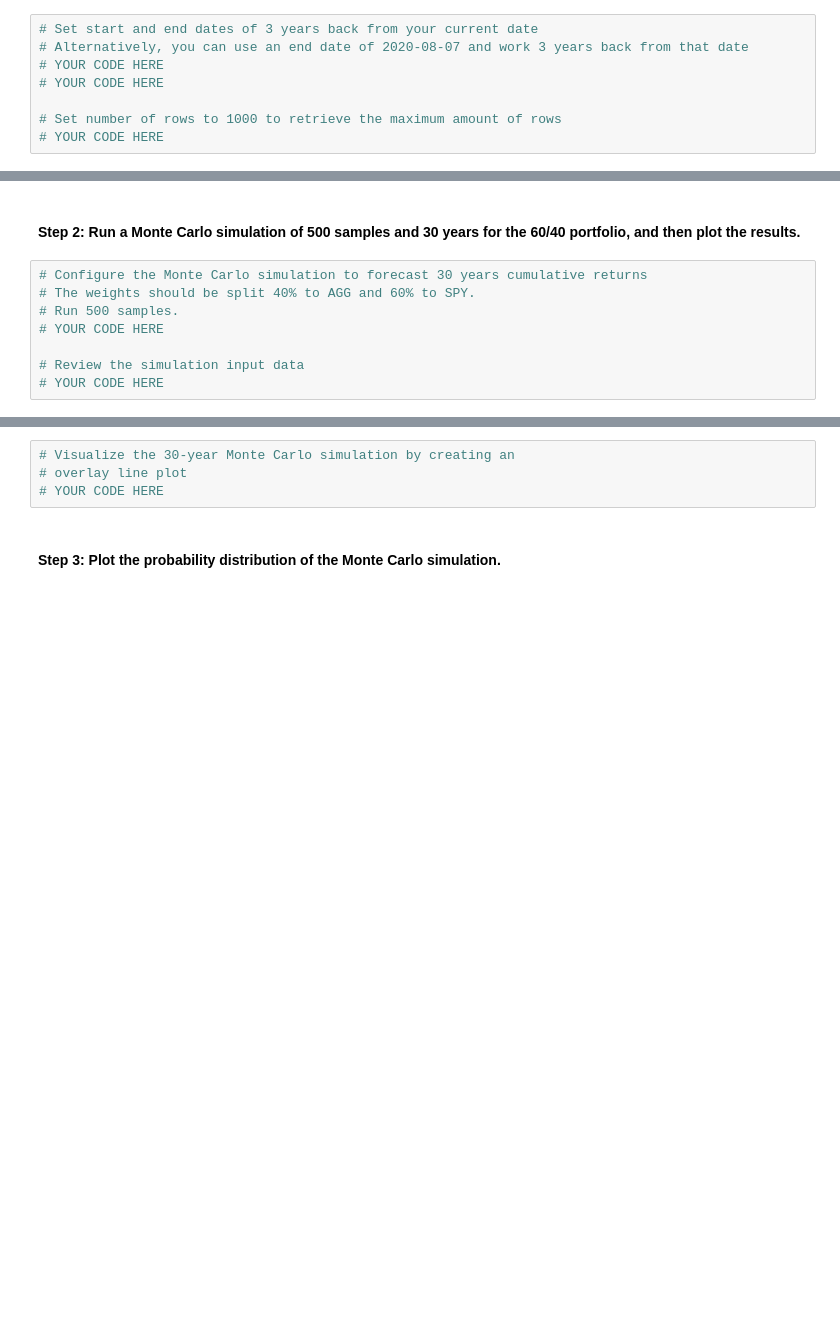
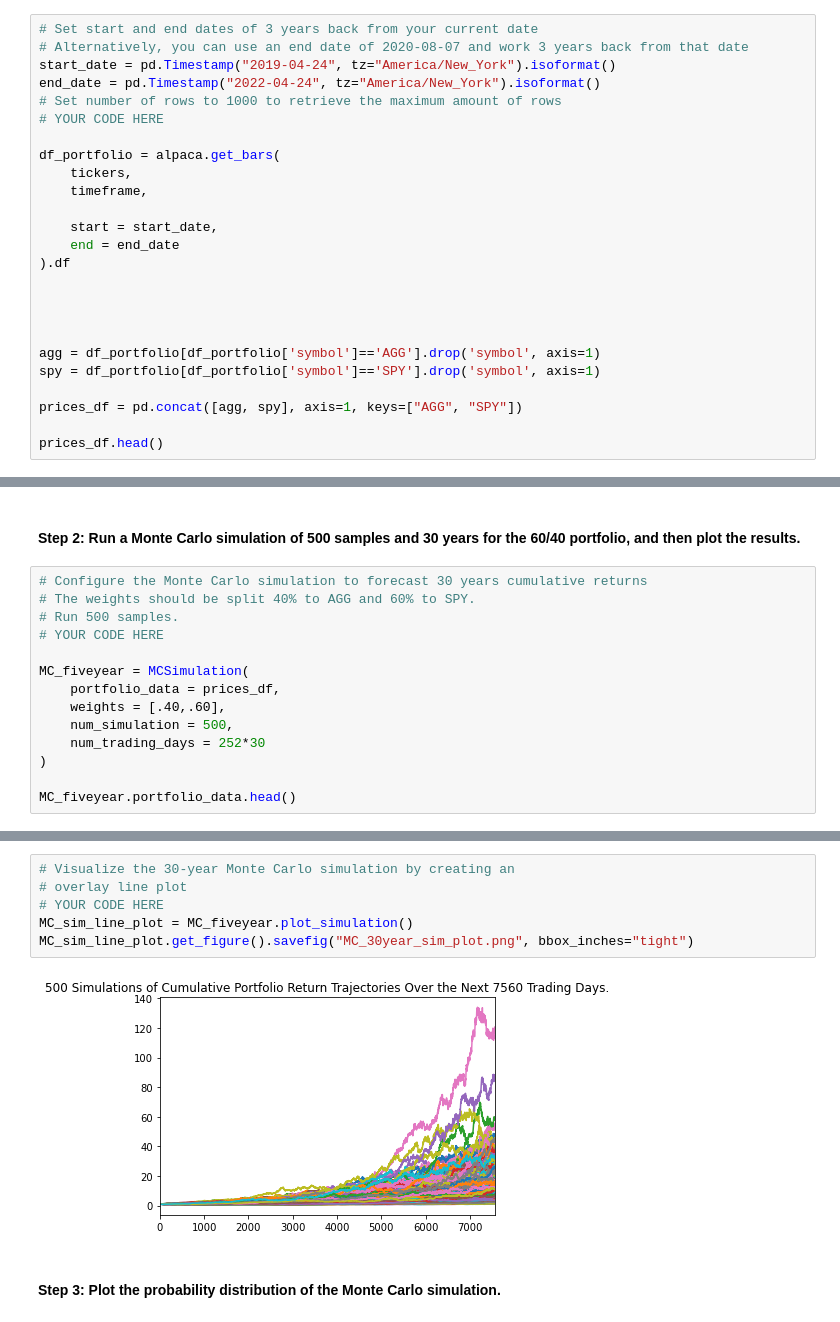
Before and after one commit to carlosmpr/Challange5, a Jupyter notebook: financial_planning_tools.ipynb, the cells around one changed output, grey strips where cells are left out. Saved outputs shown, nothing was run; the diff lists cells and outputs as text; blank space fills up the shorter version.

Commit message:
MonteCarlo Simulation Completed

```diff
--- a/financial_planning_tools.ipynb
+++ b/financial_planning_tools.ipynb
@@ -421,8 +422,25 @@ In this section, you’ll use the MCForecastTools library to create a Monte Carl
 # %%
 # Set start and end dates of 3 years back from your current date
 # Alternatively, you can use an end date of 2020-08-07 and work 3 years back from that date
-# YOUR CODE HERE
+start_date = pd.Timestamp("2019-04-24", tz="America/New_York").isoformat()
+end_date = pd.Timestamp("2022-04-24", tz="America/New_York").isoformat()
+# Set number of rows to 1000 to retrieve the maximum amount of rows
 # YOUR CODE HERE
 
-# Set number of rows to 1000 to retrieve the maximum amount of rows
-# YOUR CODE HERE
+df_portfolio = alpaca.get_bars(
+    tickers,
+    timeframe,
+
+    start = start_date,
+    end = end_date
+).df
+
+
+
+
+agg = df_portfolio[df_portfolio['symbol']=='AGG'].drop('symbol', axis=1)
+spy = df_portfolio[df_portfolio['symbol']=='SPY'].drop('symbol', axis=1)
+
+prices_df = pd.concat([agg, spy], axis=1, keys=["AGG", "SPY"])
+
+prices_df.head()
@@ -451,5 +461,11 @@ In this section, you’ll use the MCForecastTools library to create a Monte Carl
 # Run 500 samples.
 # YOUR CODE HERE
 
-# Review the simulation input data
-# YOUR CODE HERE
+MC_fiveyear = MCSimulation(
+    portfolio_data = prices_df,
+    weights = [.40,.60],
+    num_simulation = 500,
+    num_trading_days = 252*30
+)
+
+MC_fiveyear.portfolio_data.head()
@@ -459,7 +521,11 @@ In this section, you’ll use the MCForecastTools library to create a Monte Carl
 # %%
 # Visualize the 30-year Monte Carlo simulation by creating an
 # overlay line plot
 # YOUR CODE HERE
+MC_sim_line_plot = MC_fiveyear.plot_simulation()
+MC_sim_line_plot.get_figure().savefig("MC_30year_sim_plot.png", bbox_inches="tight")
+# %% [output]
+[figure, added]
 # %% [markdown]
 #### Step 3: Plot the probability distribution of the Monte Carlo simulation.
 # %%
```
Also changed, not shown: parts of 9 cells of this notebook, 2 other files.
